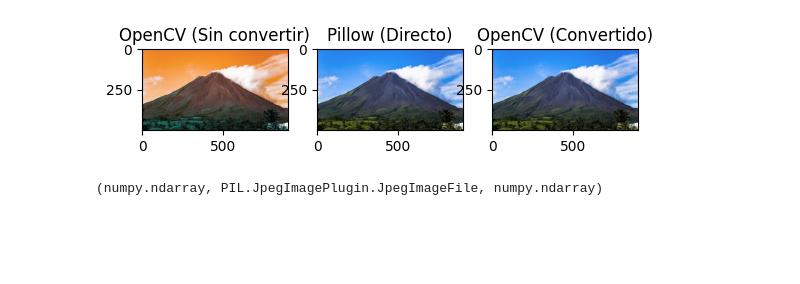
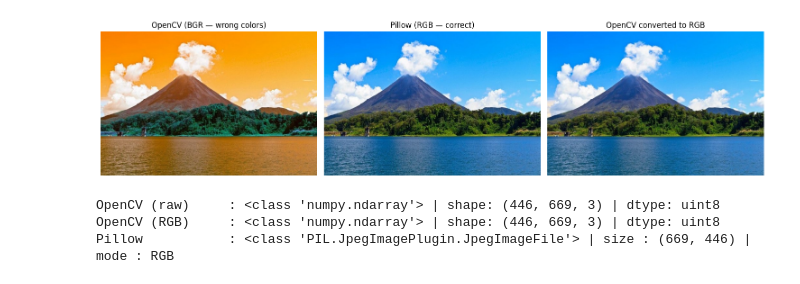
Before and after one commit to AdanMora/computer-vision-course, a Jupyter notebook: img_representation/exercises.ipynb, the cells around one changed output. Drawn from its saved outputs; the diff is of its cells as text; code cells hidden in the pictures; blank space fills up the shorter version.

```diff
--- a/img_representation/exercises.ipynb
+++ b/img_representation/exercises.ipynb
@@ -3,6 +24,11 @@
 # %%
-import cv2
-import PIL
-import numpy as np
-import matplotlib.pyplot as plt
+# Core libraries used throughout the notebook.
+# If any import fails, run:  pip install -r requirements.txt
+import cv2                      # OpenCV
+import numpy as np              # NumPy — n-dimensional arrays
+import matplotlib.pyplot as plt # Matplotlib — to display images inside the notebook
+from PIL import Image           # Pillow — you may need to import additional submodules later
+
+# Path to the image we will work with. Change it if you want to try another one.
+IMAGE_PATH = "arenal.jpg"
 # %% [markdown]
@@ -12,32 +51,34 @@ See the difference between PIL (RGB) and OpenCV (BGR)
 # %%
-import cv2
-from PIL import Image
-import matplotlib.pyplot as plt
-
-image = 'arenal.jpg'
-
 # --- OPENCV ---
-# Your code here
-img_cv = cv2.imread(image)
-img_cv_correcta = cv2.cvtColor(img_cv, cv2.COLOR_BGR2RGB)
+img_cv = cv2.imread(IMAGE_PATH)                          # loads the image as a BGR NumPy array
+img_cv_correcta = cv2.cvtColor(img_cv, cv2.COLOR_BGR2RGB) # reorder channels to RGB
 
 # --- PILLOW ---
-# Your code here
-img_pil = Image.open(image)
+img_pil = Image.open(IMAGE_PATH)                          # opens the image directly as RGB
 
-# Visualización
-fig, ax = plt.subplots(1, 3)
+
+# --- Visualization (do not modify) ---
+fig, ax = plt.subplots(1, 3, figsize=(15, 5))
 ax[0].imshow(img_cv)
-ax[0].set_title("OpenCV (Sin convertir)")
+ax[0].set_title("OpenCV (BGR — wrong colors)")
 ax[1].imshow(img_pil)
-ax[1].set_title("Pillow (Directo)")
+ax[1].set_title("Pillow (RGB — correct)")
 ax[2].imshow(img_cv_correcta)
-ax[2].set_title("OpenCV (Convertido)")
+ax[2].set_title("OpenCV converted to RGB")
+for a in ax:
+    a.axis("off")
+plt.tight_layout()
 plt.show()
 # %% [output]
-[figure, old version]
+[figure, new version]
 # %%
-type(img_cv), type(img_pil), type(img_cv_correcta)
+# Inspect the underlying data types of each object.
+# OpenCV returns a NumPy ndarray; Pillow returns a PIL Image object.
+print("OpenCV (raw)     :", type(img_cv),          "| shape:", img_cv.shape,          "| dtype:", img_cv.dtype)
+print("OpenCV (RGB)     :", type(img_cv_correcta), "| shape:", img_cv_correcta.shape, "| dtype:", img_cv_correcta.dtype)
+print("Pillow           :", type(img_pil),         "| size :", img_pil.size,           "| mode :", img_pil.mode)
 # %% [output]
-(numpy.ndarray, PIL.JpegImagePlugin.JpegImageFile, numpy.ndarray)
+OpenCV (raw)     : <class 'numpy.ndarray'> | shape: (446, 669, 3) | dtype: uint8
+OpenCV (RGB)     : <class 'numpy.ndarray'> | shape: (446, 669, 3) | dtype: uint8
+Pillow           : <class 'PIL.JpegImagePlugin.JpegImageFile'> | size : (669, 446) | mode : RGB
 # %% [markdown]
```
Also changed, not shown: parts of 11 cells of this notebook, 1 other file.
